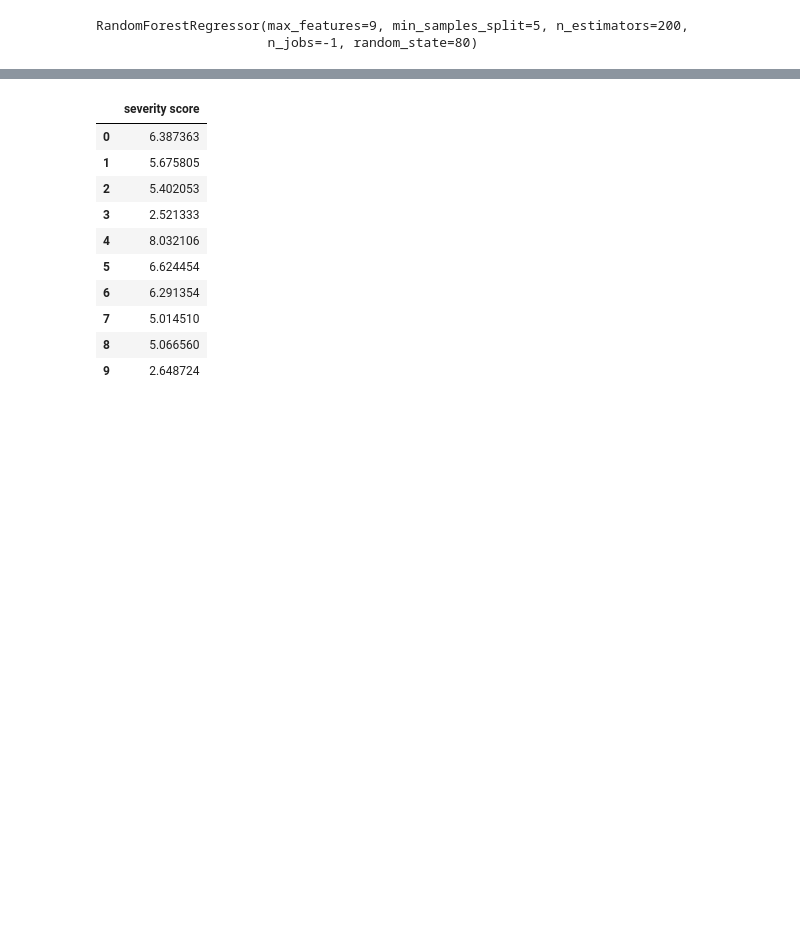
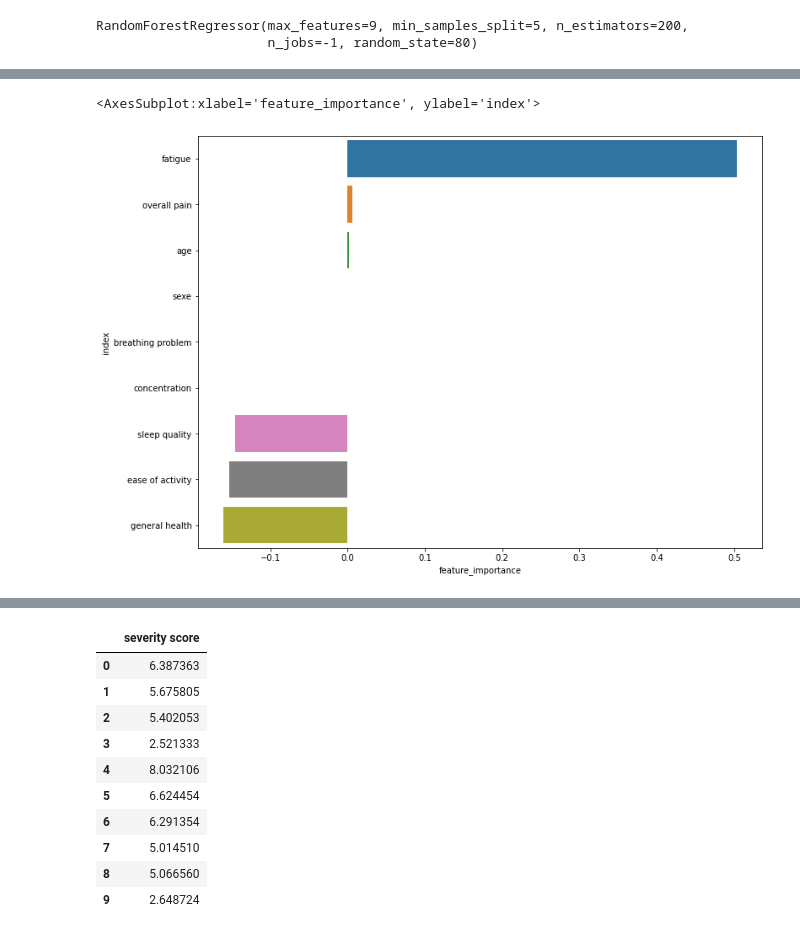
Before and after one commit to jules20022000/Notebook-Atreon, a Jupyter notebook: Best features and predictions.ipynb, the cells around one changed output, grey strips where cells are left out. Saved outputs shown, nothing was run; the diff lists cells and outputs as text; code cells hidden in the pictures; blank space fills up the shorter version.

```diff
--- a/Best features and predictions.ipynb
+++ b/Best features and predictions.ipynb
@@ -381 +379,14 @@ model = linear_model.ElasticNet(alpha=0.01, l1_ratio=1.0, random_state=rs_const)
+# %%
+model = linear_model.ElasticNet(alpha=0.01, l1_ratio=1.0, random_state=rs_const)
+#model = linear_model.Lasso(alpha=0.00545559478116852, random_state=rs_const)
+
+model.fit(X_train, y_train)
+
+varImp = pd.DataFrame({'index':X_train.columns, 'feature_importance':model.coef_})
+varImp.sort_values(by='feature_importance', ascending=False, inplace=True)
+f, ax = plt.subplots(1, 1, figsize=[12, 9])
+sns.barplot(x = 'feature_importance', y = 'index', data = varImp.iloc[:9,], ax = ax)
+# %% [output]
+<AxesSubplot:xlabel='feature_importance', ylabel='index'>
+[figure, added]
 # %%
```
Also changed, not shown: parts of 15 cells of this notebook, 2 other files.
